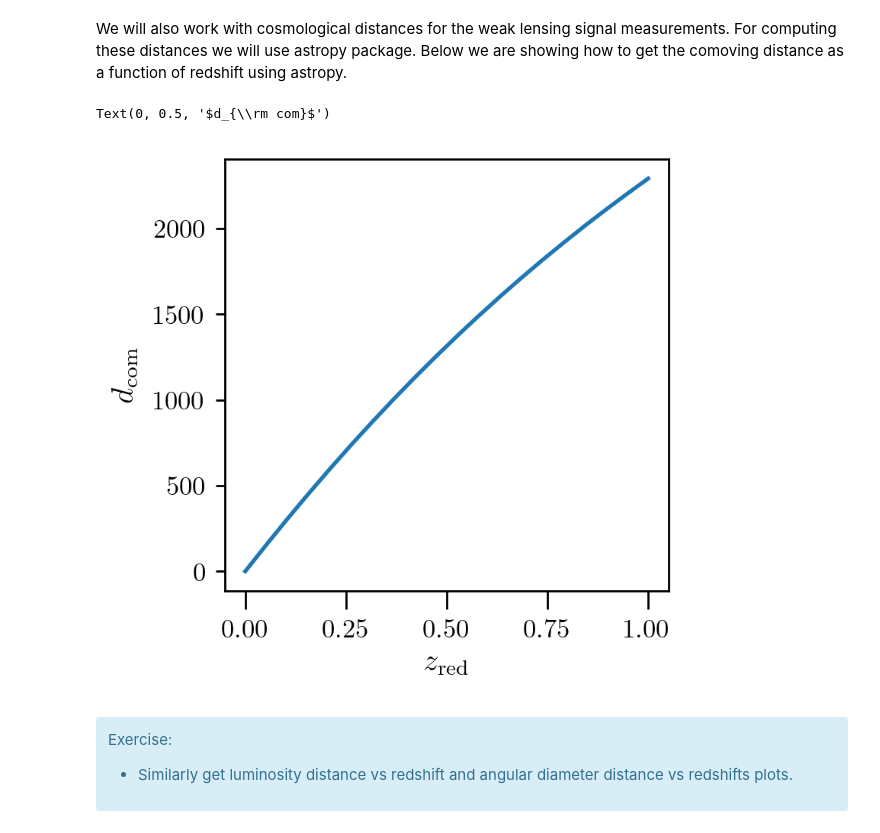
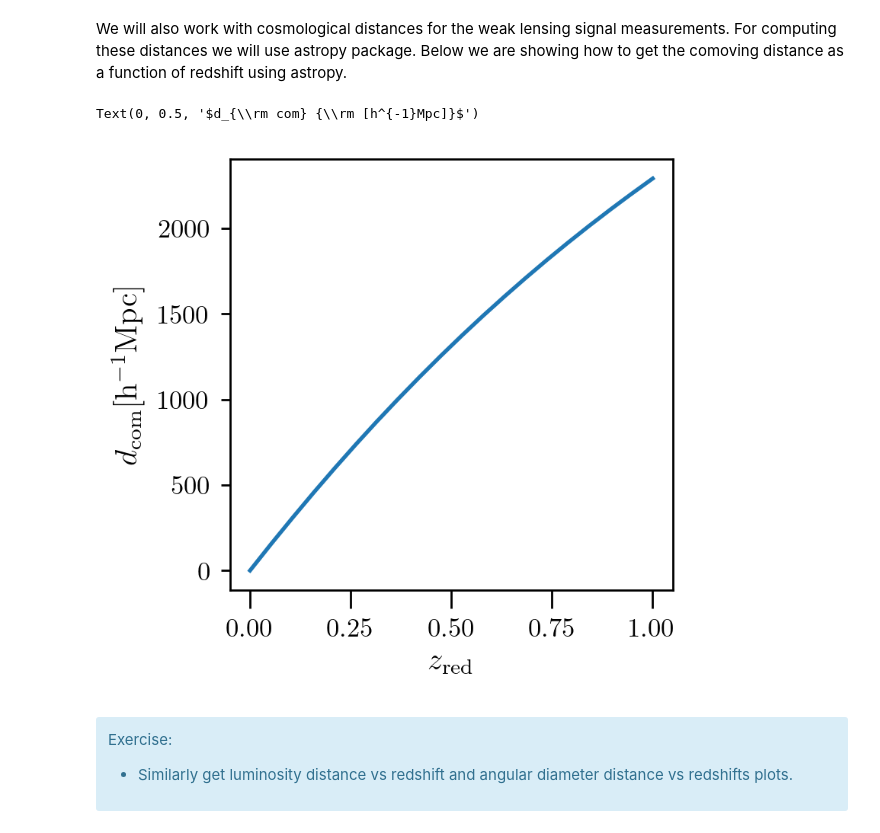
Before and after one commit to divyarana-cosmo/IAGRG_2022, a Jupyter notebook: docs/instructions.ipynb, the cells around one changed output. Saved outputs shown, nothing was run; the diff lists cells and outputs as text; code cells hidden in the pictures.

```diff
--- a/docs/instructions.ipynb
+++ b/docs/instructions.ipynb
@@ -165,14 +165,14 @@ from astropy.cosmology import FlatLambdaCDM
 # %%
 #instance for cosmo distance calculations
 cc = FlatLambdaCDM(H0=100, Om0=0.315) # H0=100 so that we can get distance in units of Mpc h-1
 zred = np.linspace(0,1,20)
 
 plt.plot(zred, cc.comoving_distance(zred))
 plt.xlabel(r'$z_{\rm red}$')
-plt.ylabel(r'$d_{\rm com}$')
+plt.ylabel(r'$d_{\rm com} {\rm [h^{-1}Mpc]}$')
 # %% [output]
-Text(0, 0.5, '$d_{\\rm com}$')
+Text(0, 0.5, '$d_{\\rm com} {\\rm [h^{-1}Mpc]}$')
-[figure, old version]
+[figure, new version]
 # %% [markdown]
 <div class="alert alert-info">
 
```
Also changed, not shown: 6 other files.
